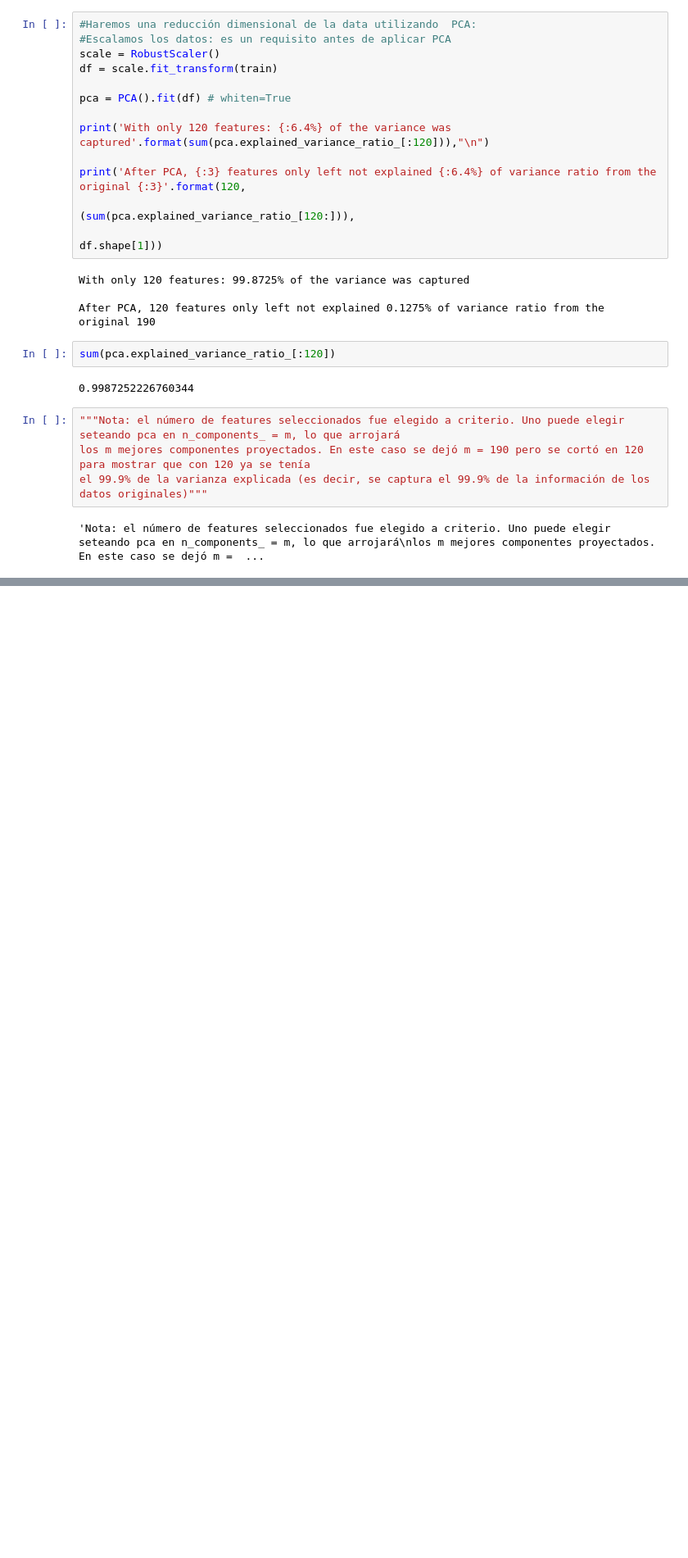
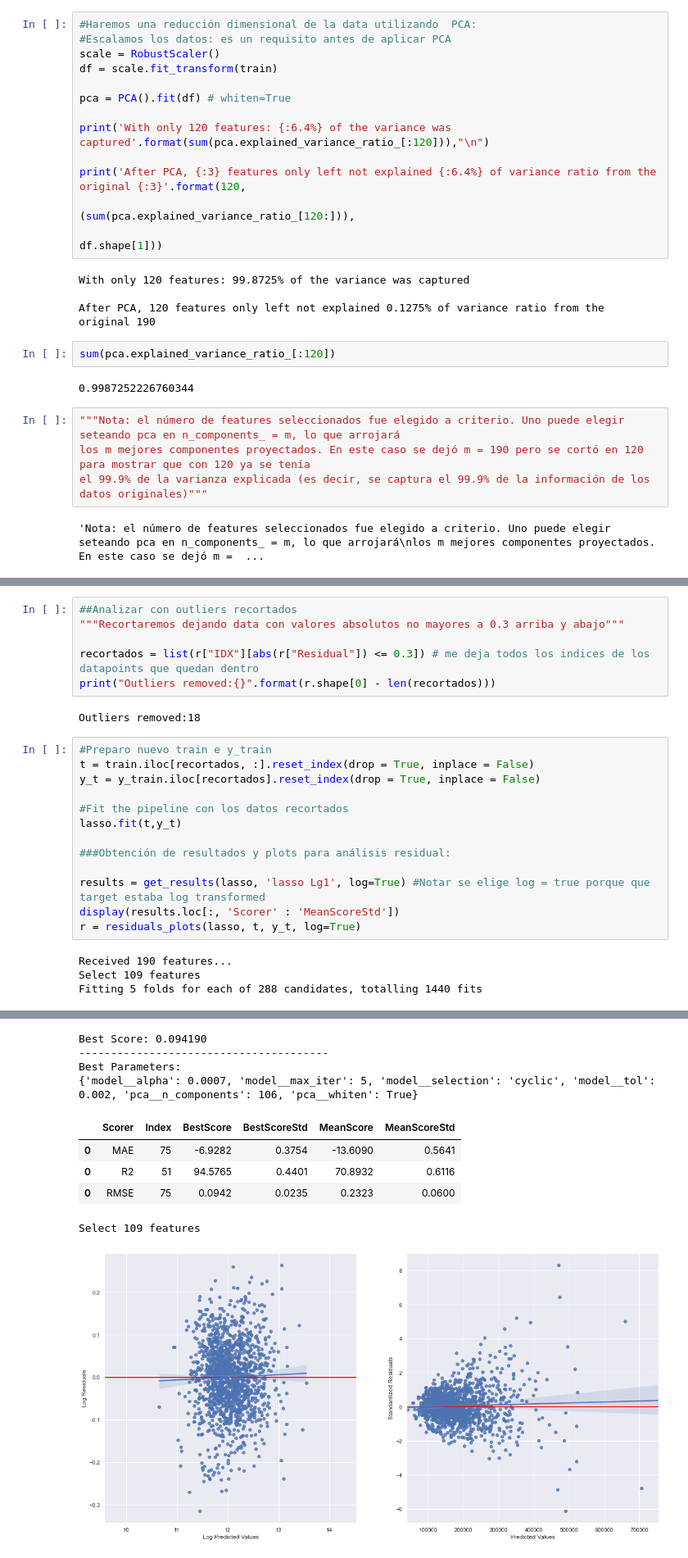
Before and after one commit to malfaroe/House_price_project, a Jupyter notebook: Module_Modeling.ipynb, the cells around one changed output, grey strips where cells are left out. Shown at 82% size. Saved outputs shown, nothing was run; the diff lists cells and outputs as text; blank space fills up the shorter version.

```diff
--- a/Module_Modeling.ipynb
+++ b/Module_Modeling.ipynb
@@ -293,0 +396,25 @@ NameError: name 'residuals_plots' is not defined
+# %%
+##Analizar con outliers recortados
+"""Recortaremos dejando data con valores absolutos no mayores a 0.3 arriba y abajo"""
+
+recortados = list(r["IDX"][abs(r["Residual"]) <= 0.3]) # me deja todos los indices de los datapoints que quedan dentro
+print("Outliers removed:{}".format(r.shape[0] - len(recortados)))
+# %% [output]
+Outliers removed:18
+# %%
+#Preparo nuevo train e y_train
+t = train.iloc[recortados, :].reset_index(drop = True, inplace = False)
+y_t = y_train.iloc[recortados].reset_index(drop = True, inplace = False)
+
+#Fit the pipeline con los datos recortados
+lasso.fit(t,y_t)
+
+###Obtención de resultados y plots para análisis residual:
+
+results = get_results(lasso, 'lasso Lg1', log=True) #Notar se elige log = true porque que target estaba log transformed
+display(results.loc[:, 'Scorer' : 'MeanScoreStd'])
+r = residuals_plots(lasso, t, y_t, log=True)
+# %% [output]
+Received 190 features...
+Select 109 features
+Fitting 5 folds for each of 288 candidates, totalling 1440 fits
@@ -293,0 +425,10 @@ NameError: name 'residuals_plots' is not defined
+Best Score: 0.094190
+---------------------------------------
+Best Parameters:
+{'model__alpha': 0.0007, 'model__max_iter': 5, 'model__selection': 'cyclic', 'model__tol': 0.002, 'pca__n_components': 106, 'pca__whiten': True}
+|  | Scorer | Index | BestScore | BestScoreStd | MeanScore | MeanScoreStd |
+| 0 | MAE | 75 | -6.9282 | 0.3754 | -13.6090 | 0.5641 |
+| 0 | R2 | 51 | 94.5765 | 0.4401 | 70.8932 | 0.6116 |
+| 0 | RMSE | 75 | 0.0942 | 0.0235 | 0.2323 | 0.0600 |
+Select 109 features
+[figure, added]
```
Also changed, not shown: parts of 23 cells of this notebook.
